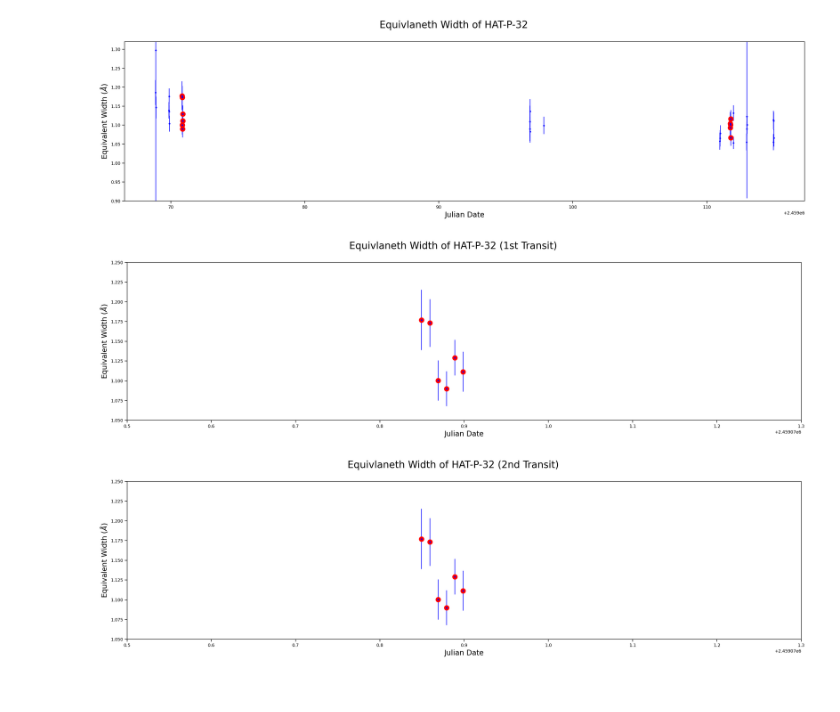
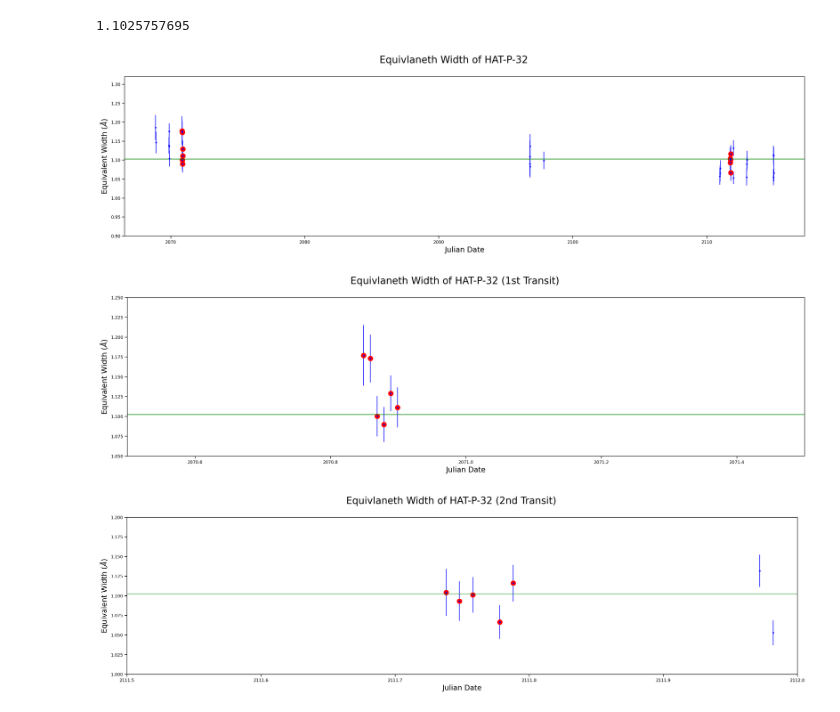
Before and after one commit to BrownDwarf/disperse, a Jupyter notebook: notebooks/08_plotting_results.ipynb, the cells around one changed output. Cells and saved outputs as stored; diff of their text form; code cells hidden in the pictures.

Commit message:
Added x_line to plot

```diff
--- a/notebooks/08_plotting_results.ipynb
+++ b/notebooks/08_plotting_results.ipynb
@@ -44,2 +48,7 @@ target_mask = df.star_name.str.contains('HAT-P-32')
+# %%
+df['ew']=df.ew.astype(np.float).values #change str to float
+df['btjd']=df['jd']-2457000.0 #cut down JD to smaller scale
+# %%
+good_data_mask=(df.ew/df.ew_unc)>8 #signal to noise ratio
 # %%
-df = df[target_mask]
+df=df[good_data_mask]
@@ -52,35 +55,43 @@ in_transit_mask = df.star_name.str.contains('_IN')
+# %%
+x_line=df['ew'].median() #calculate horizontal line going between in/out of transit points
+x_line
+# %% [output]
+1.1025757695
 # %%
 plt.figure(figsize=(25,6))
-plt.errorbar(df.jd, df.ew, yerr=df.ew_unc, fmt='b.')
-plt.plot(df.jd[in_transit_mask], df.ew[in_transit_mask],'ro',markersize=10) #change index to jd for time
+plt.errorbar(df.btjd, df.ew, yerr=df.ew_unc, fmt='b.')
+plt.plot(df.btjd[in_transit_mask], df.ew[in_transit_mask],'ro',markersize=10) #change index to jd for time
 plt.ylim(0.9,1.32)
+plt.axhline(x_line,color = 'green')
 plt.suptitle('Equivlaneth Width of HAT-P-32', fontsize=20)
 plt.xlabel('Julian Date', fontsize=15)
 plt.ylabel('Equivalent Width ($\AA$)', fontsize=15)
 plt.savefig('HAT-P-32.jpg')
 # %% [output]
-[figure, old version]
+[figure, new version]
 # %%
 plt.figure(figsize=(25,6))
-plt.errorbar(df.jd, df.ew, yerr=df.ew_unc, fmt='b.')
-plt.plot(df.jd[in_transit_mask], df.ew[in_transit_mask],'ro',markersize=10) #change index to jd for time
+plt.errorbar(df.btjd, df.ew, yerr=df.ew_unc, fmt='b.')
+plt.plot(df.btjd[in_transit_mask], df.ew[in_transit_mask],'ro',markersize=10) #change index to jd for time
 plt.ylim(1.05,1.25)
-plt.xlim(2.4590705e+06,2.4590713e+06)
+plt.xlim(2070.5,2071.5)
+plt.axhline(x_line,color = 'green')
 plt.suptitle('Equivlaneth Width of HAT-P-32 (1st Transit)', fontsize=20)
 plt.xlabel('Julian Date', fontsize=15)
 plt.ylabel('Equivalent Width ($\AA$)', fontsize=15)
 plt.savefig('IN_TRANSIT_1_HAT-P-32.jpg')
 # %% [output]
-[figure, old version]
+[figure, new version]
 # %%
 plt.figure(figsize=(25,6))
-plt.errorbar(df.jd, df.ew, yerr=df.ew_unc, fmt='b.')
-plt.plot(df.jd[in_transit_mask], df.ew[in_transit_mask],'ro',markersize=10) #change index to jd for time
-plt.ylim(1.05,1.25)
-plt.xlim(2.4590705e+06,2.4590713e+06)
+plt.errorbar(df.btjd, df.ew, yerr=df.ew_unc, fmt='b.')
+plt.plot(df.btjd[in_transit_mask], df.ew[in_transit_mask],'ro',markersize=10) #change index to jd for time
+plt.ylim(1.0,1.2)
+plt.xlim(2111.5,2112)
+plt.axhline(x_line,color = 'green')
 plt.suptitle('Equivlaneth Width of HAT-P-32 (2nd Transit)', fontsize=20)
 plt.xlabel('Julian Date', fontsize=15)
 plt.ylabel('Equivalent Width ($\AA$)', fontsize=15)
 plt.savefig('IN_TRANSIT_2_HAT-P-32.jpg')
 # %% [output]
-[figure, old version]
+[figure, new version]
```
Also changed, not shown: parts of 6 cells of this notebook, 3 other files.
